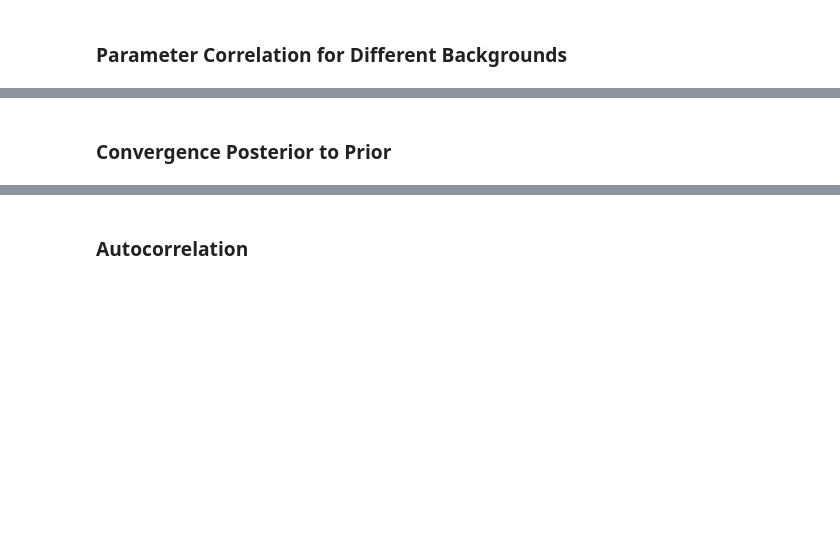
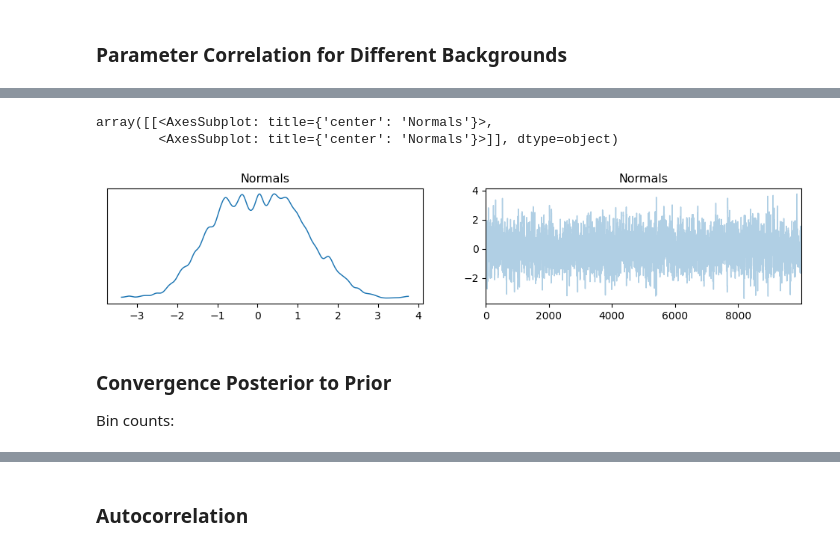
Before and after one commit to malin-horstmann/bayesian_pyhf, a Jupyter notebook: examples/SimpleModel.ipynb, the cells around one changed output, grey strips where cells are left out. Cells and saved outputs as stored; diff of their text form; code cells hidden in the pictures; blank space fills up the shorter version.

```diff
--- a/examples/SimpleModel.ipynb
+++ b/examples/SimpleModel.ipynb
@@ -91,4 +104,11 @@ corner.corner(post_data.posterior, color = 'orange', fig=a);
+# %%
+pm.plot_trace(post_data.posterior.Normals)
+# %% [output]
+array([[<AxesSubplot: title={'center': 'Normals'}>,
+        <AxesSubplot: title={'center': 'Normals'}>]], dtype=object)
+[figure, added]
 # %% [markdown]
 ### Convergence Posterior to Prior
+Bin counts:
 # %%
 obs_from_prior = obs
```
Also changed, not shown: parts of 22 cells of this notebook, 3 other files.
